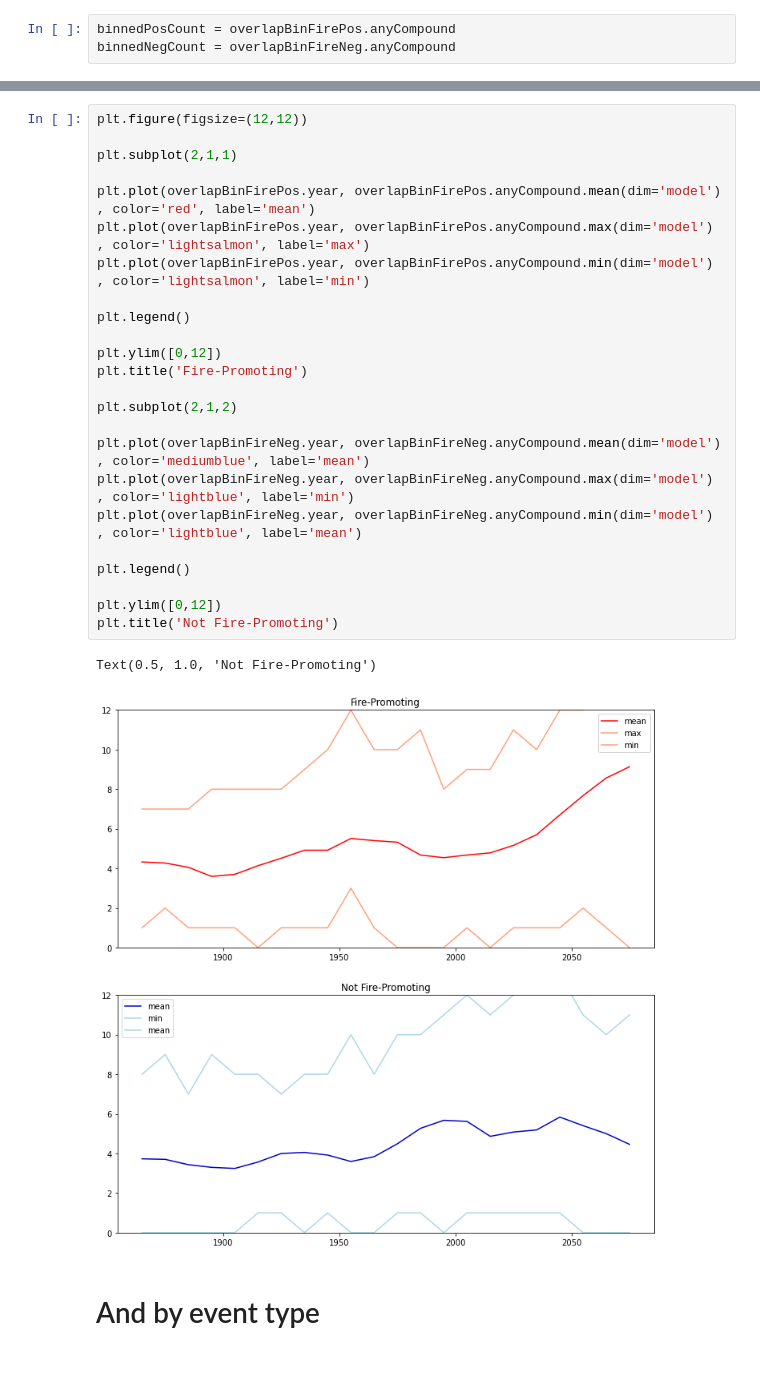
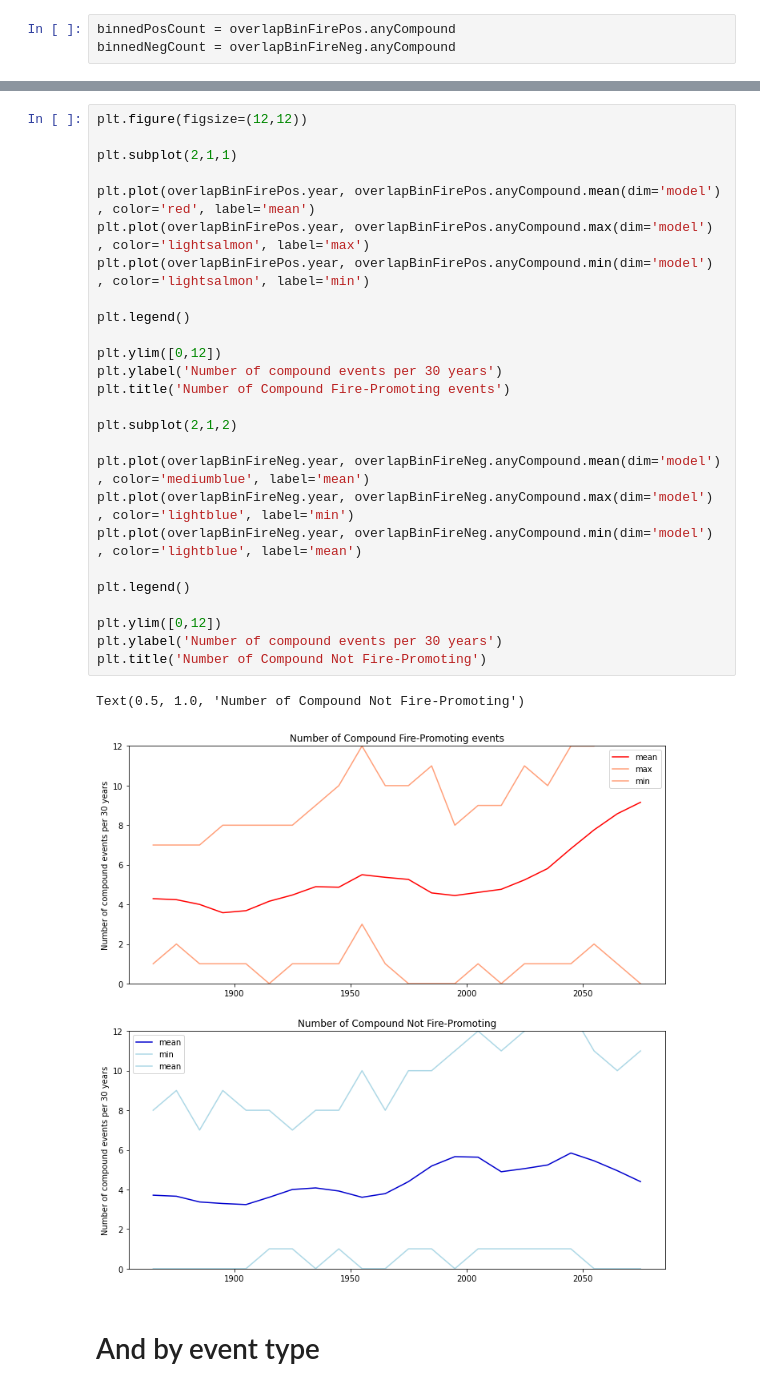
Before and after one commit to anton-seaice/compound, a Jupyter notebook: cmipCompounds.ipynb, the cells around one changed output, grey strips where cells are left out. Saved outputs shown, nothing was run; the diff lists cells and outputs as text.

```diff
--- a/cmipCompounds.ipynb
+++ b/cmipCompounds.ipynb
@@ -254,29 +256,31 @@ Text(0.5, 1.0, 'Events in non-overlapping 30 year bins for rcp585 results.')
 # %%
 plt.figure(figsize=(12,12))
 
 plt.subplot(2,1,1)
 
 plt.plot(overlapBinFirePos.year, overlapBinFirePos.anyCompound.mean(dim='model') , color='red', label='mean')
 plt.plot(overlapBinFirePos.year, overlapBinFirePos.anyCompound.max(dim='model') , color='lightsalmon', label='max')
 plt.plot(overlapBinFirePos.year, overlapBinFirePos.anyCompound.min(dim='model') , color='lightsalmon', label='min')
 
 plt.legend()
 
 plt.ylim([0,12])
-plt.title('Fire-Promoting')
+plt.ylabel('Number of compound events per 30 years')
+plt.title('Number of Compound Fire-Promoting events')
 
 plt.subplot(2,1,2)
 
 plt.plot(overlapBinFireNeg.year, overlapBinFireNeg.anyCompound.mean(dim='model') , color='mediumblue', label='mean')
 plt.plot(overlapBinFireNeg.year, overlapBinFireNeg.anyCompound.max(dim='model') , color='lightblue', label='min')
 plt.plot(overlapBinFireNeg.year, overlapBinFireNeg.anyCompound.min(dim='model') , color='lightblue', label='mean')
 
 plt.legend()
 
 plt.ylim([0,12])
-plt.title('Not Fire-Promoting')
+plt.ylabel('Number of compound events per 30 years')
+plt.title('Number of Compound Not Fire-Promoting')
 # %% [output]
-Text(0.5, 1.0, 'Not Fire-Promoting')
+Text(0.5, 1.0, 'Number of Compound Not Fire-Promoting')
-[figure, old version]
+[figure, new version]
 # %% [markdown]
 # And by event type
```
Also changed, not shown: parts of 23 cells of this notebook, 35 other files.
